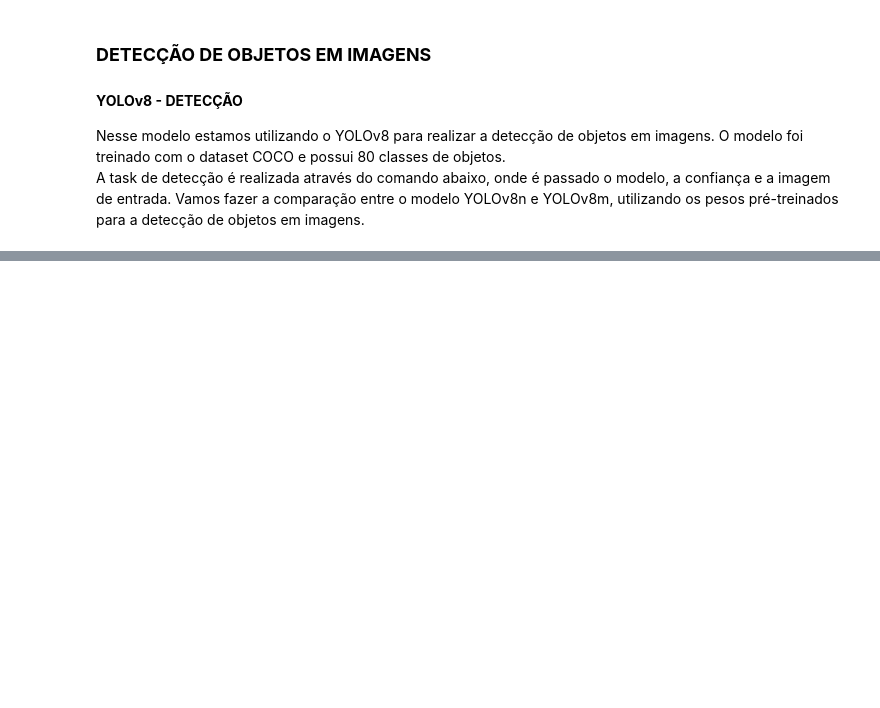
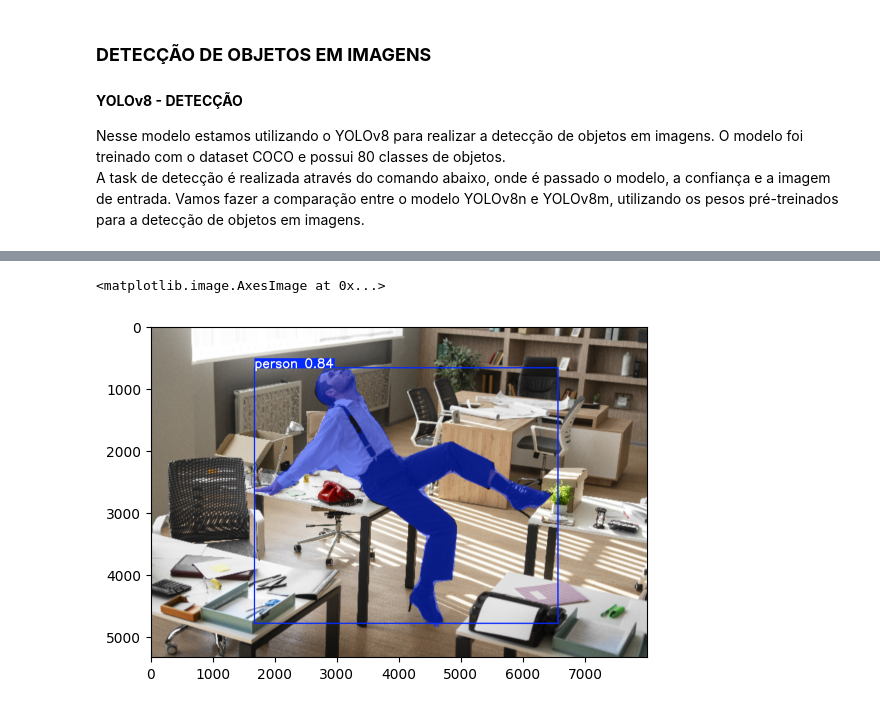
Before and after one commit to Mauricio-Pereira/CP01-DISRUPTIVE-AI, a Jupyter notebook: Image Detection/IMAGE-DETECTION.ipynb, the cells around one changed output, grey strips where cells are left out. Drawn from its saved outputs; the diff is of its cells as text; code cells hidden in the pictures; blank space fills up the shorter version.

```diff
--- a/Image Detection/IMAGE-DETECTION.ipynb
+++ b/Image Detection/IMAGE-DETECTION.ipynb
@@ -24,4 +77,7 @@ Vamos fazer a comparação entre o modelo YOLOv8n e YOLOv8m, utilizando os pesos
 # %%
-resultado = cv2.imread('runs\segment\predict\cachorros.jpg')
+resultado = cv2.imread('runs\segment\predict\image3.jpg')
 plt.imshow(cv2.cvtColor(resultado, cv2.COLOR_BGR2RGB))
+# %% [output]
+<matplotlib.image.AxesImage at 0x...>
+[figure, added]
 # %%
```
Also changed, not shown: parts of 12 cells of this notebook, 25 other files.
